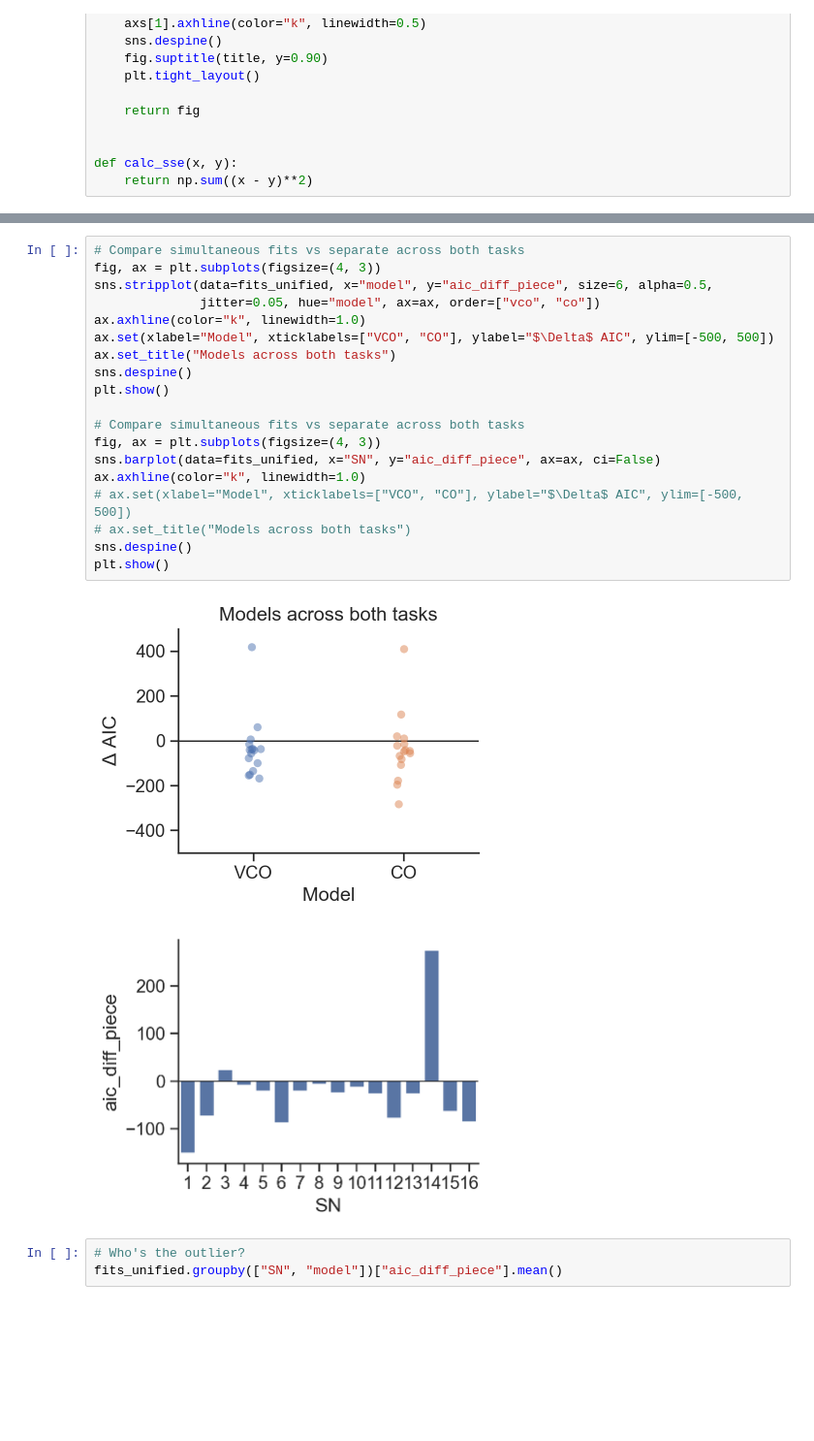
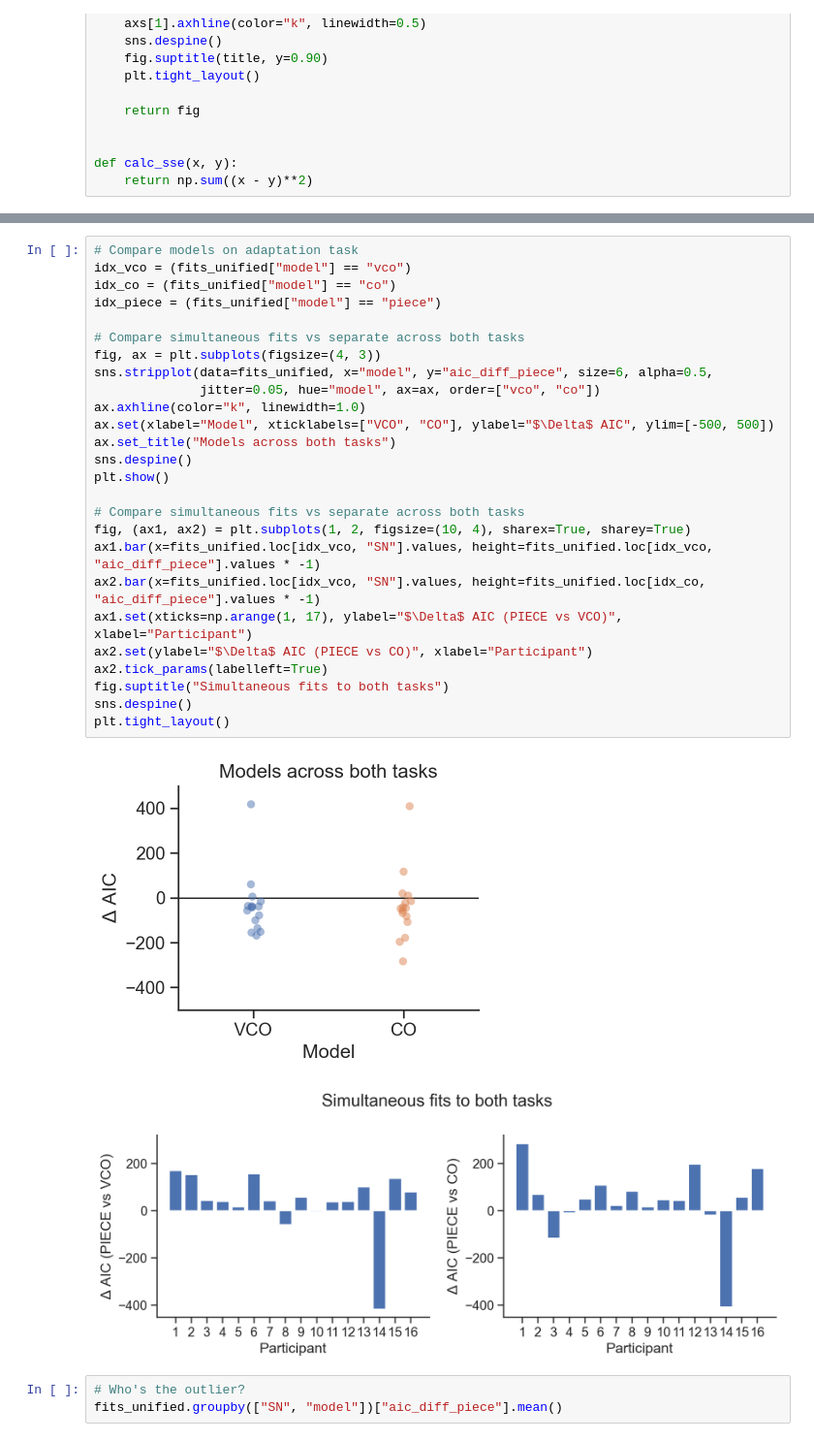
Before and after one commit to ccmlab-ubc/pertdetect-adapt, a Jupyter notebook: modeling/analyze-models.ipynb, the cells around one changed output, grey strips where cells are left out. Shown at 97% size. Saved outputs shown, nothing was run; the diff lists cells and outputs as text; blank space fills up the shorter version.

Commit message:
clean up model comparisons

```diff
--- a/modeling/analyze-models.ipynb
+++ b/modeling/analyze-models.ipynb
@@ -72,27 +72,34 @@ fits_unified.head()
 | 3 | 4 | vco | both | 1.527603 | 7095.078055 | 7115.200683 | [4.75267743, 0.23502075, 3.326108... | 4.752677 | 0.235021 | 3.326109 | -0.886831 | ... |
 | 4 | 5 | vco | both | 1.369284 | 6382.387988 | 6402.522665 | [5.98983149, 0.36772393, 3.300870... | 5.989831 | 0.367724 | 3.300871 | 0.901210 | ... |
 # %%
+# Compare models on adaptation task
+idx_vco = (fits_unified["model"] == "vco")
+idx_co = (fits_unified["model"] == "co")
+idx_piece = (fits_unified["model"] == "piece")
+
 # Compare simultaneous fits vs separate across both tasks
 fig, ax = plt.subplots(figsize=(4, 3))
 sns.stripplot(data=fits_unified, x="model", y="aic_diff_piece", size=6, alpha=0.5,
               jitter=0.05, hue="model", ax=ax, order=["vco", "co"])
 ax.axhline(color="k", linewidth=1.0)
 ax.set(xlabel="Model", xticklabels=["VCO", "CO"], ylabel="$\Delta$ AIC", ylim=[-500, 500])
 ax.set_title("Models across both tasks")
 sns.despine()
 plt.show()
 
 # Compare simultaneous fits vs separate across both tasks
-fig, ax = plt.subplots(figsize=(4, 3))
-sns.barplot(data=fits_unified, x="SN", y="aic_diff_piece", ax=ax, ci=False)
-ax.axhline(color="k", linewidth=1.0)
-# ax.set(xlabel="Model", xticklabels=["VCO", "CO"], ylabel="$\Delta$ AIC", ylim=[-500, 500])
-# ax.set_title("Models across both tasks")
+fig, (ax1, ax2) = plt.subplots(1, 2, figsize=(10, 4), sharex=True, sharey=True)
+ax1.bar(x=fits_unified.loc[idx_vco, "SN"].values, height=fits_unified.loc[idx_vco, "aic_diff_piece"].values * -1)
+ax2.bar(x=fits_unified.loc[idx_vco, "SN"].values, height=fits_unified.loc[idx_co, "aic_diff_piece"].values * -1)
+ax1.set(xticks=np.arange(1, 17), ylabel="$\Delta$ AIC (PIECE vs VCO)", xlabel="Participant")
+ax2.set(ylabel="$\Delta$ AIC (PIECE vs CO)", xlabel="Participant")
+ax2.tick_params(labelleft=True)
+fig.suptitle("Simultaneous fits to both tasks")
 sns.despine()
-plt.show()
+plt.tight_layout()
 # %% [output]
-[figure, old version]
+[figure, new version]
-[figure, old version]
+[figure, new version]
 # %%
 # Who's the outlier?
 fits_unified.groupby(["SN", "model"])["aic_diff_piece"].mean()
```
Also changed, not shown: parts of 8 cells of this notebook, 4 other files.
